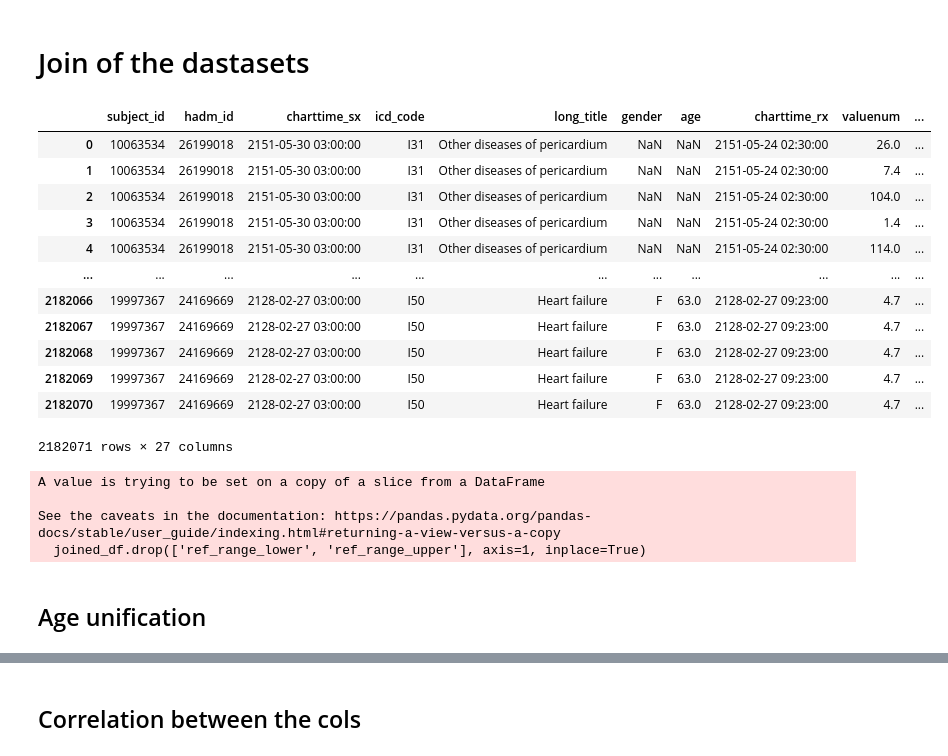
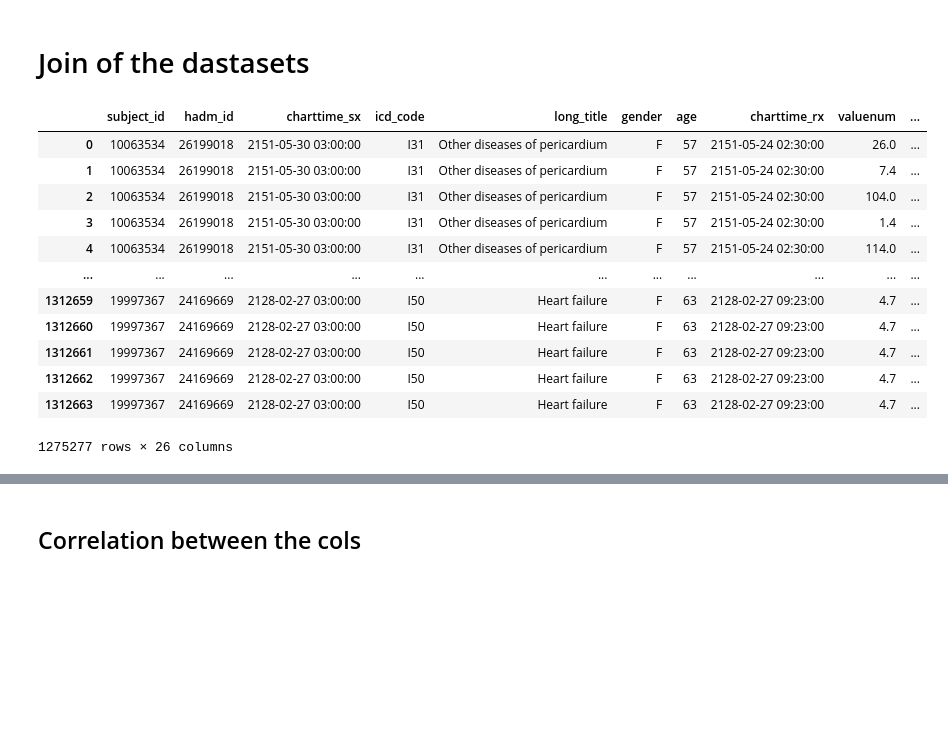
Before and after one commit to TommyTokk/DA4DH, a Jupyter notebook: notebooks/DataPreparation/join.ipynb, the cells around one changed output, grey strips where cells are left out. Cells and saved outputs as stored; diff of their text form; code cells hidden in the pictures; blank space fills up the shorter version.

```diff
--- a/notebooks/DataPreparation/join.ipynb
+++ b/notebooks/DataPreparation/join.ipynb
@@ -8,60 +8,43 @@ import matplotlib.pyplot as plt
 import sys
 import os
 sys.path.append(os.path.abspath(os.path.join(os.getcwd(), '../..')))
 
 from src.utils import data_understanding as du
 from src.utils import utils as ut
 
 hd_df = pd.read_csv("../../data/processed/hd.csv")
 lab_events_df = pd.read_csv("../../data/processed/lab_events.csv")
 micro_bio_df = pd.read_csv("../../data/processed/microbio.csv")
 
 # Make the join between processed datasets
 
 joined_df = pd.merge(hd_df, lab_events_df, on='hadm_id', how='inner', suffixes=('_sx', '_rx'))
 joined_df = pd.merge(
     joined_df,
     micro_bio_df,
     on=['subject_id', 'hadm_id'],
     how='inner',
     suffixes=('', '_micro')
 )
 
 # Drop all the lines that have a qc_flag = QC_WARN or QC_FAIL
 joined_df = joined_df[joined_df['qc_flag'] == 'QC_OK']
 
 # Drop ALL duplicate rows (keeps only unique rows)
 joined_df = joined_df.drop_duplicates(keep=False).reset_index(drop=True)
+joined_df.dropna(subset=['valueuom'], inplace=True)
 joined_df
 # %% [output]
 |  | subject_id | hadm_id | charttime_sx | icd_code | long_title | gender | age | charttime_rx | valuenum | ... |
-| 0 | 10063534 | 26199018 | 2151-05-30 03:00:00 | I31 | Other diseases of pericardium | NaN | NaN | 2151-05-24 02:30:00 | 26.0 | ... |
-| 1 | 10063534 | 26199018 | 2151-05-30 03:00:00 | I31 | Other diseases of pericardium | NaN | NaN | 2151-05-24 02:30:00 | 7.4 | ... |
-| 2 | 10063534 | 26199018 | 2151-05-30 03:00:00 | I31 | Other diseases of pericardium | NaN | NaN | 2151-05-24 02:30:00 | 104.0 | ... |
-| 3 | 10063534 | 26199018 | 2151-05-30 03:00:00 | I31 | Other diseases of pericardium | NaN | NaN | 2151-05-24 02:30:00 | 1.4 | ... |
-| 4 | 10063534 | 26199018 | 2151-05-30 03:00:00 | I31 | Other diseases of pericardium | NaN | NaN | 2151-05-24 02:30:00 | 114.0 | ... |
+| 0 | 10063534 | 26199018 | 2151-05-30 03:00:00 | I31 | Other diseases of pericardium | F | 57 | 2151-05-24 02:30:00 | 26.0 | ... |
+| 1 | 10063534 | 26199018 | 2151-05-30 03:00:00 | I31 | Other diseases of pericardium | F | 57 | 2151-05-24 02:30:00 | 7.4 | ... |
+| 2 | 10063534 | 26199018 | 2151-05-30 03:00:00 | I31 | Other diseases of pericardium | F | 57 | 2151-05-24 02:30:00 | 104.0 | ... |
+| 3 | 10063534 | 26199018 | 2151-05-30 03:00:00 | I31 | Other diseases of pericardium | F | 57 | 2151-05-24 02:30:00 | 1.4 | ... |
+| 4 | 10063534 | 26199018 | 2151-05-30 03:00:00 | I31 | Other diseases of pericardium | F | 57 | 2151-05-24 02:30:00 | 114.0 | ... |
 | ... | ... | ... | ... | ... | ... | ... | ... | ... | ... | ... |
-| 2182066 | 19997367 | 24169669 | 2128-02-27 03:00:00 | I50 | Heart failure | F | 63.0 | 2128-02-27 09:23:00 | 4.7 | ... |
-| 2182067 | 19997367 | 24169669 | 2128-02-27 03:00:00 | I50 | Heart failure | F | 63.0 | 2128-02-27 09:23:00 | 4.7 | ... |
-| 2182068 | 19997367 | 24169669 | 2128-02-27 03:00:00 | I50 | Heart failure | F | 63.0 | 2128-02-27 09:23:00 | 4.7 | ... |
-| 2182069 | 19997367 | 24169669 | 2128-02-27 03:00:00 | I50 | Heart failure | F | 63.0 | 2128-02-27 09:23:00 | 4.7 | ... |
-| 2182070 | 19997367 | 24169669 | 2128-02-27 03:00:00 | I50 | Heart failure | F | 63.0 | 2128-02-27 09:23:00 | 4.7 | ... |
+| 1312659 | 19997367 | 24169669 | 2128-02-27 03:00:00 | I50 | Heart failure | F | 63 | 2128-02-27 09:23:00 | 4.7 | ... |
+| 1312660 | 19997367 | 24169669 | 2128-02-27 03:00:00 | I50 | Heart failure | F | 63 | 2128-02-27 09:23:00 | 4.7 | ... |
+| 1312661 | 19997367 | 24169669 | 2128-02-27 03:00:00 | I50 | Heart failure | F | 63 | 2128-02-27 09:23:00 | 4.7 | ... |
+| 1312662 | 19997367 | 24169669 | 2128-02-27 03:00:00 | I50 | Heart failure | F | 63 | 2128-02-27 09:23:00 | 4.7 | ... |
+| 1312663 | 19997367 | 24169669 | 2128-02-27 03:00:00 | I50 | Heart failure | F | 63 | 2128-02-27 09:23:00 | 4.7 | ... |
-2182071 rows × 27 columns
+1275277 rows × 26 columns
-# %%
-#Mask to find all the rows where 'valuenum' it outside the upper-lower range
-mask_1 = (joined_df['valuenum'] < joined_df['ref_range_lower']) | (joined_df['valuenum'] > joined_df['ref_range_upper'])
-
-# Mask to find all the rows where the flag is set to 0 (not abnormal)
-mask_2 = (joined_df['flag'] == 0)
-
-# Drops rows where mask_1 AND mask_2 are both True
-joined_df = joined_df[~(mask_1 & mask_2)]
-
-joined_df.drop(['ref_range_lower', 'ref_range_upper'], axis=1, inplace=True)
-# %% [output]
-A value is trying to be set on a copy of a slice from a DataFrame
-
-See the caveats in the documentation: https://pandas.pydata.org/pandas-docs/stable/user_guide/indexing.html#returning-a-view-versus-a-copy
-  joined_df.drop(['ref_range_lower', 'ref_range_upper'], axis=1, inplace=True)
-# %% [markdown]
-## Age unification
```
Also changed, not shown: parts of 8 cells of this notebook, 6 other files.
